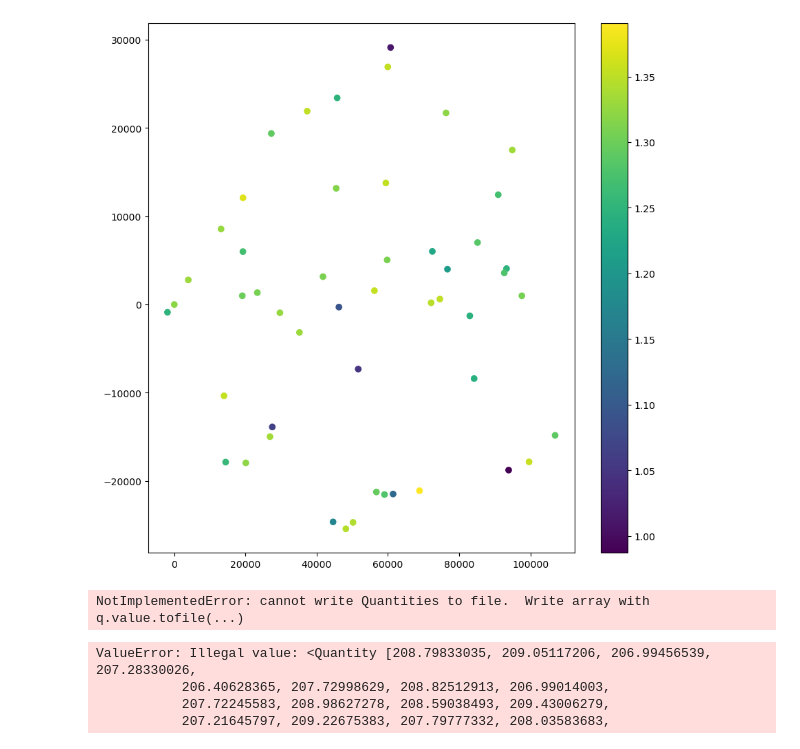
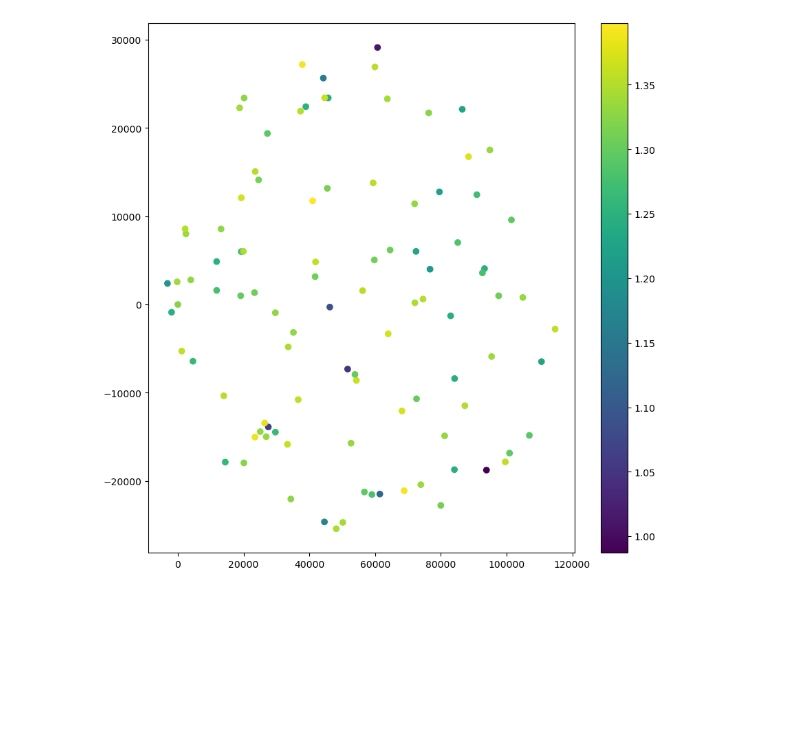
Before and after one commit to wasnaqvi/SIP, a Jupyter notebook: Notebooks/Phase0_sim.ipynb, the cells around one changed output. Cells and saved outputs as stored; diff of their text form; code cells hidden in the pictures; blank space fills up the shorter version.

```diff
--- a/Notebooks/Phase0_sim.ipynb
+++ b/Notebooks/Phase0_sim.ipynb
@@ -86,63 +43,55 @@ plt.show()
 # %%
 data.keys()
-cut_ra=data.get('RA')[:50]
-cut_dec=data.get('DEC')[:50]
-cut_g_mag=data.get('CASTOR_g_app')[:50]
-# The above values of the cut pperformed are in degrees. Covert into arcseconds
+cut_ra=data.get('RA')[:100]
+cut_dec=data.get('DEC')[:100]
+cut_g_mag=data.get('CASTOR_g_app')[:100]
+# Convert into arcseconds
 cut_ra_arcsec=cut_ra.to(u.arcsec)
 cut_dec_arcsec=cut_dec.to(u.arcsec)
 
 # Now use the pixel scale to convert the ra and dec into pixel values. We use a pixel scale of 0.1 arcsec/pixel. Then add the magnitude values corresponding to index of the pixel values.
 
 pixel_scale=0.1*u.arcsec/u.pixel
 cut_ra_pixel=cut_ra_arcsec/pixel_scale
 cut_dec_pixel=cut_dec_arcsec/pixel_scale
 
 # print cut_ra_pixel and cut_dec_pixel to get the pixel values of ra and dec
 #print(cut_ra_pixel)
 #print(cut_dec_pixel)
 
-# Now take the middle values of both cut_ra_pixel and cut_dec_pixel and that will be the cente of the image. Then take the difference of the pixel values of ra and dec from the center values to get the pixel values of the ra and dec in the image.
+# Now take the middle star of both cut_ra_pixel and cut_dec_pixel and that will be the cente of the image. Then take the difference of the pixel values of ra and dec from the center values to get the pixel values of the ra and dec in the image.
 
 center_ra_pixel=cut_ra_pixel[25]
 center_dec_pixel=cut_dec_pixel[25]
 cut_ra_pixel_centered=cut_ra_pixel-center_ra_pixel
 cut_dec_pixel_centered=cut_dec_pixel-center_dec_pixel
 
 # do a log scale of the pixel values of the magnitude values
 cut_g_mag_log=np.log10(cut_g_mag)
 
 # Now we have the pixel values of ra, dec and the log scale of the magnitude values. We can now plot the image using the pixel values of ra, dec and the log scale of the magnitude values.
 
 import matplotlib.pyplot as plt
 plt.figure(figsize=(10,10))
 plt.scatter(cut_ra_pixel_centered,cut_dec_pixel_centered,c=cut_g_mag_log)
 plt.colorbar()
 plt.show()
+
+
+from astropy.io import fits
+# Now we have the image.fits file which can be used to plot the image using ds9 or any other software.
+hdu_primary = fits.PrimaryHDU()
+cols = [fits.Column(name='ra', format='D', array=cut_ra_pixel_centered.value),
+        fits.Column(name='dec', format='D', array=cut_dec_pixel_centered.value),
+        fits.Column(name='g_mag', format='D', array=cut_g_mag_log)]
+hdu_table = fits.BinTableHDU.from_columns(cols)
+
+hdul = fits.HDUList([hdu_primary, hdu_table])
+hdul.writeto('gridsim.fits', overwrite=True)
+
+
+# Plot th
+
+# Now we have the image.fits file which can be used to plot the image using ds9 or any o
 # %% [output]
-[figure, old version]
+[figure, new version]
-NotImplementedError: cannot write Quantities to file.  Write array with q.value.tofile(...)
-# %%
-# I have the pixel values in x,y and the star magnitude. The x = cut_ra_pixel_centered y= cut_dec_pixel_centered,mag =cut_g_mag_log. All the three are arrays. I want to write it to a fits file. I will use astropy to do this.
-
-from astropy.io import fits
-
-hdu = fits.PrimaryHDU()
-hdu.data = cut_g_mag_log
-hdu.header['RA'] = cut_ra
-hdu.header['DEC'] = cut_dec
-hdu.header['MAG'] = cut_g_mag_log
-hdu.writeto('image.fits', overwrite=True)
-
-# Now the image.fits file is created. I will now read the file and plot the image using the pixel values of ra, dec and the log scale of the magnitude values.
-
-image_data = fits.getdata('image.fits')
-plt.figure(figsize=(10,10))
-plt.imshow(image_data, cmap='hot')
-plt.colorbar()
-plt.show()
-# %% [output]
-ValueError: Illegal value: <Quantity [208.79833035, 209.05117206, 206.99456539, 207.28330026,
-           206.40628365, 207.72998629, 208.82512913, 206.99014003,
-           207.72245583, 208.98627278, 208.59038493, 209.43006279,
-           207.21645797, 209.22675383, 207.79777332, 208.03583683,
```
Also changed, not shown: parts of 5 cells of this notebook, 13 other files.
